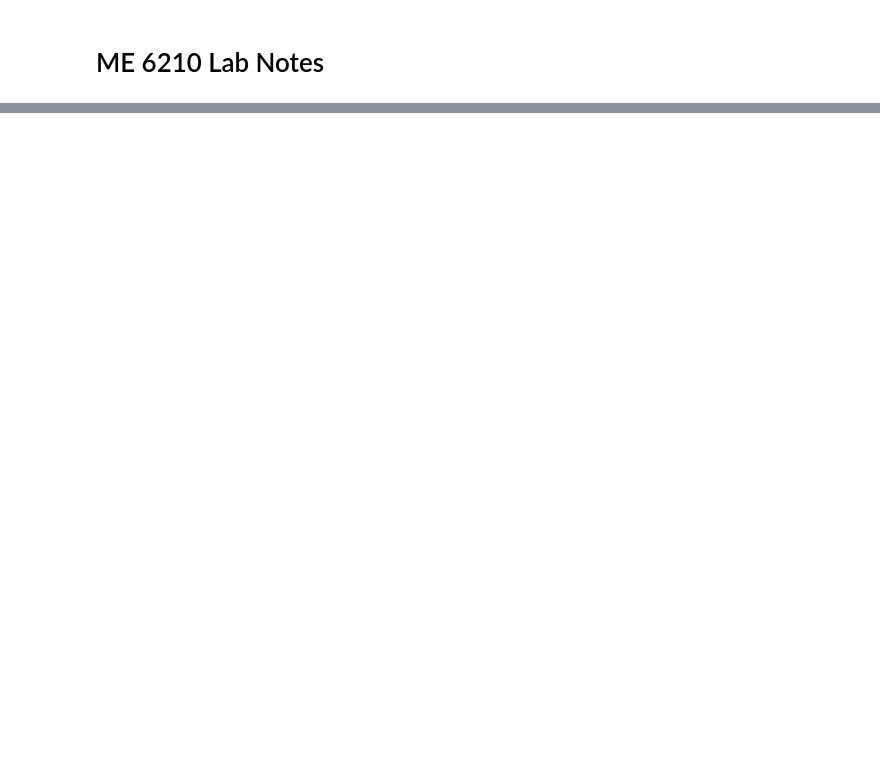
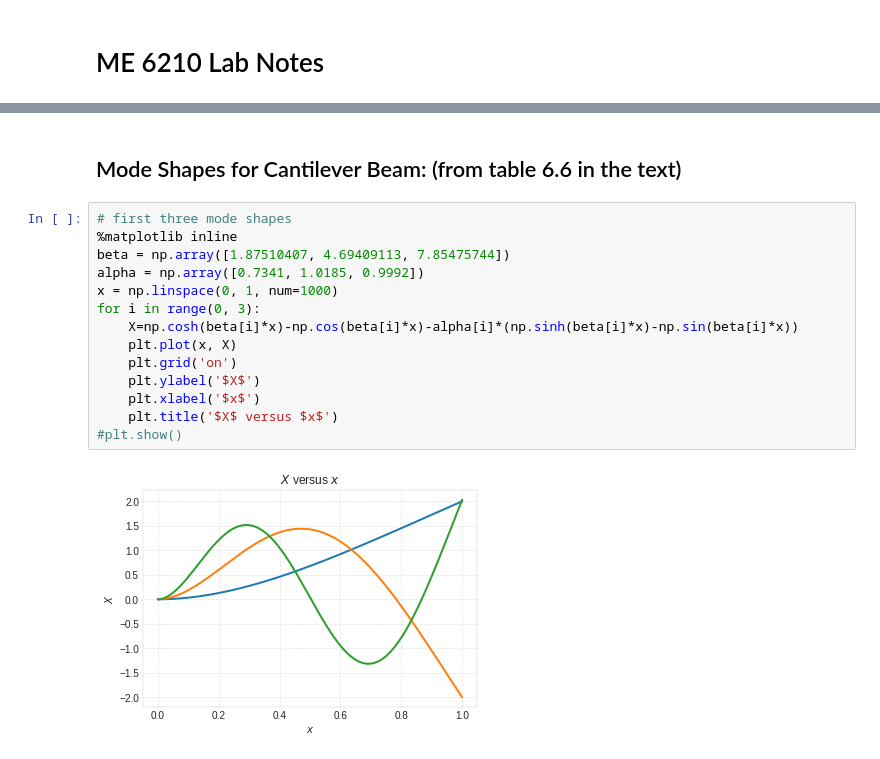
Before and after one commit to josephcslater/MechanicalVibrationLab, a Jupyter notebook: labnotes/Lab1.ipynb, the cells around one changed output, grey strips where cells are left out. Saved outputs shown, nothing was run; the diff lists cells and outputs as text; blank space fills up the shorter version.

```diff
--- a/labnotes/Lab1.ipynb
+++ b/labnotes/Lab1.ipynb
@@ -114,0 +132,19 @@ vtb.time_plot(m=r*v, c=0.5, k=(3*E*I)/(l**3), x0=0, v0=Time[1]*Acc[1], max_time=
+# %% [markdown]
+Mode Shapes for Cantilever Beam: (from table 6.6 in the text)
+----------------------------------------------------------------------
+# %%
+# first three mode shapes
+%matplotlib inline
+beta = np.array([1.87510407, 4.69409113, 7.85475744])
+alpha = np.array([0.7341, 1.0185, 0.9992])
+x = np.linspace(0, 1, num=1000)
+for i in range(0, 3):
+    X=np.cosh(beta[i]*x)-np.cos(beta[i]*x)-alpha[i]*(np.sinh(beta[i]*x)-np.sin(beta[i]*x))
+    plt.plot(x, X)
+    plt.grid('on')
+    plt.ylabel('$X$')
+    plt.xlabel('$x$')
+    plt.title('$X$ versus $x$')
+#plt.show()
+# %% [output]
+[figure, added]
```
Also changed, not shown: parts of 27 cells of this notebook, 1 other file.
